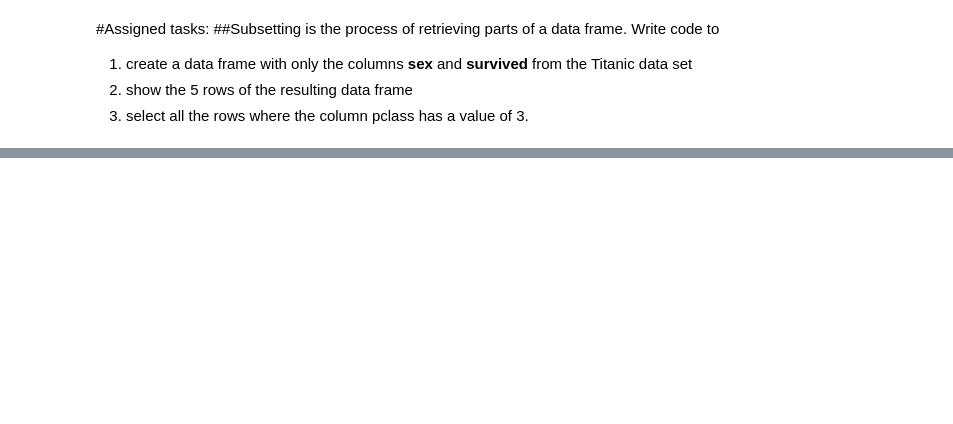
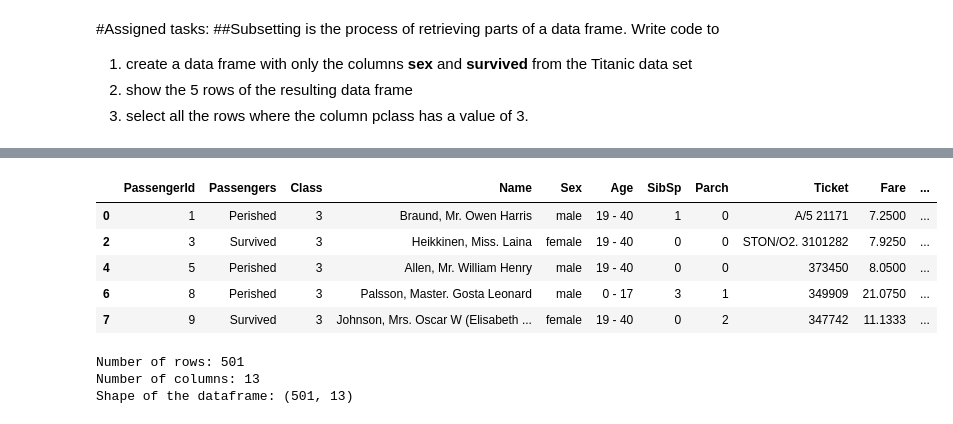
Before and after one commit to MadmanMarble/GLAP, a Jupyter notebook: Assignment_3_part_1.ipynb, the cells around one changed output, grey strips where cells are left out. Saved outputs shown, nothing was run; the diff lists cells and outputs as text; code cells hidden in the pictures; blank space fills up the shorter version.

```diff
--- a/Assignment_3_part_1.ipynb
+++ b/Assignment_3_part_1.ipynb
@@ -108,0 +198,19 @@ array(['19 - 40', 'Over 40', 'Under 18'], dtype=object)
+# %%
+survived_by_class.head()
+# %% [output]
+|  | PassengerId | Passengers | Class | Name | Sex | Age | SibSp | Parch | Ticket | Fare | ... |
+| 0 | 1 | Perished | 3 | Braund, Mr. Owen Harris | male | 19 - 40 | 1 | 0 | A/5 21171 | 7.2500 | ... |
+| 2 | 3 | Survived | 3 | Heikkinen, Miss. Laina | female | 19 - 40 | 0 | 0 | STON/O2. 3101282 | 7.9250 | ... |
+| 4 | 5 | Perished | 3 | Allen, Mr. William Henry | male | 19 - 40 | 0 | 0 | 373450 | 8.0500 | ... |
+| 6 | 8 | Perished | 3 | Palsson, Master. Gosta Leonard | male | 0 - 17 | 3 | 1 | 349909 | 21.0750 | ... |
+| 7 | 9 | Survived | 3 | Johnson, Mrs. Oscar W (Elisabeth ... | female | 19 - 40 | 0 | 2 | 347742 | 11.1333 | ... |
+# %%
+sex_survived_df = sex_survived_df[sex_survived_df['Passengers']=='Survived']
+survived_by_class = df[df['Class']== 3]
+print(f'Number of rows: {survived_by_class.shape[0]}')
+print(f'Number of columns: {survived_by_class.shape[1]}')
+print(f'Shape of the dataframe: {survived_by_class.shape}')
+# %% [output]
+Number of rows: 501
+Number of columns: 13
+Shape of the dataframe: (501, 13)
```
Also changed, not shown: parts of 38 cells of this notebook.
